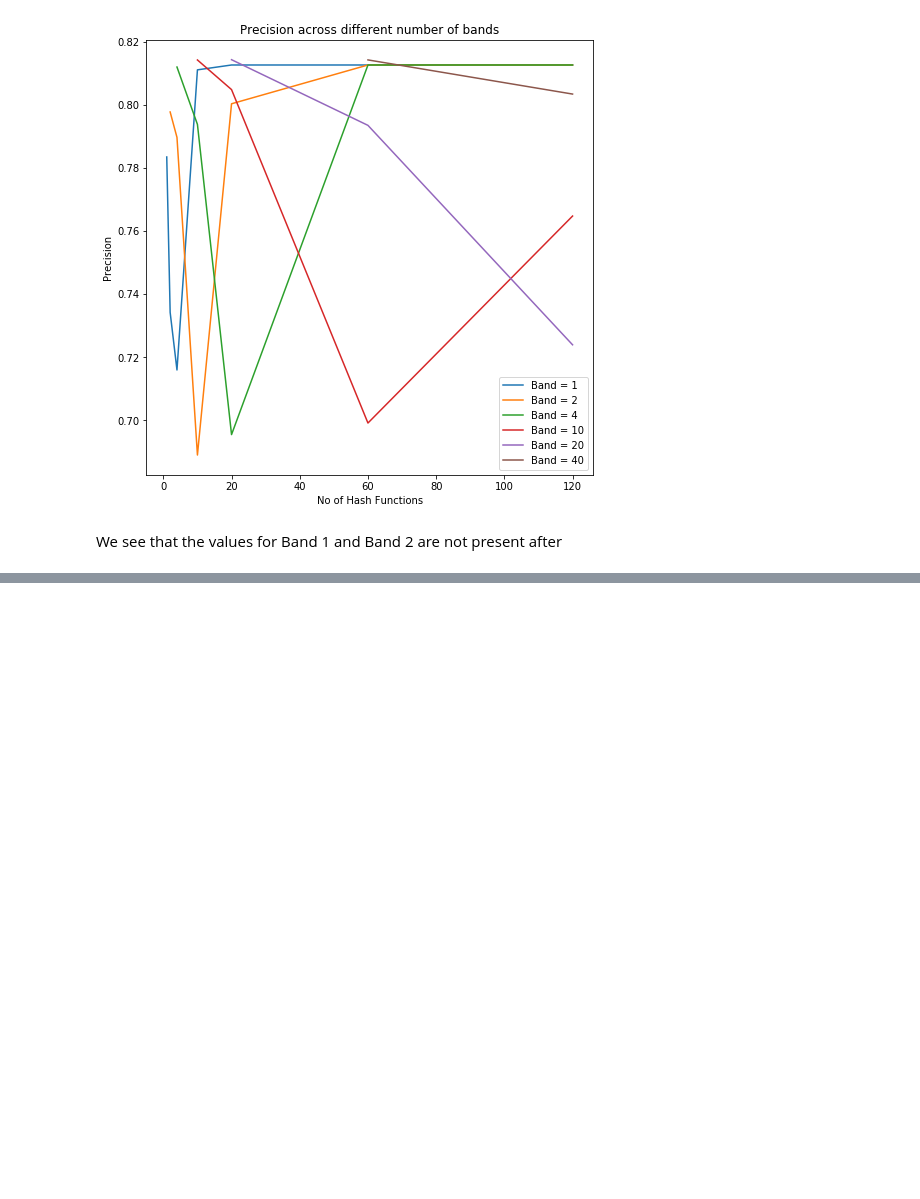
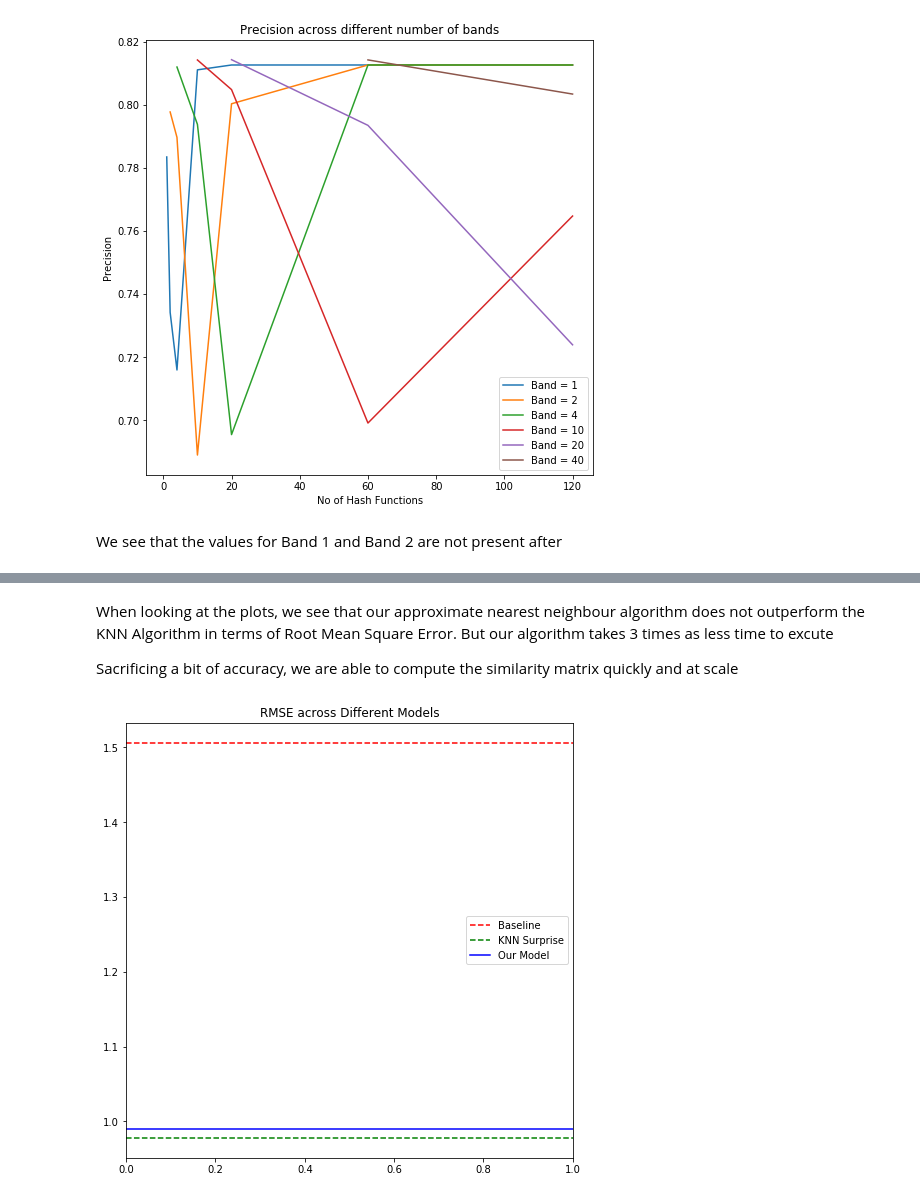
Before and after one commit to Somendratripathi/Movielens_2, a Jupyter notebook: ANN_Accuracy_Plots.ipynb, the cells around one changed output, grey strips where cells are left out. Cells and saved outputs as stored; diff of their text form; code cells hidden in the pictures; blank space fills up the shorter version.

```diff
--- a/ANN_Accuracy_Plots.ipynb
+++ b/ANN_Accuracy_Plots.ipynb
@@ -135,0 +142,14 @@ Precision: 0.793
+# %% [markdown]
+When looking at the plots, we see that our approximate nearest neighbour algorithm does not outperform the KNN Algorithm in terms of Root Mean Square Error. But our algorithm takes 3 times as less time to excute
+
+Sacrificing a bit of accuracy, we are able to compute the similarity matrix quickly and at scale
+# %%
+plt.figure(figsize=(8,8))
+plt.axhline(y=rmse_values[1], color='r', linestyle='--', label = 'Baseline')
+plt.axhline(y=rmse_values[0], color='g', linestyle='--', label = 'KNN Surprise')
+plt.axhline(y=0.990, color='b', linestyle='-', label = 'Our Model')
+plt.legend()
+plt.title("RMSE across Different Models")
+plt.savefig('Plots/final_rmse.png')
+# %% [output]
+[figure, added]
```
Also changed, not shown: parts of 4 cells of this notebook, 6 other files.
